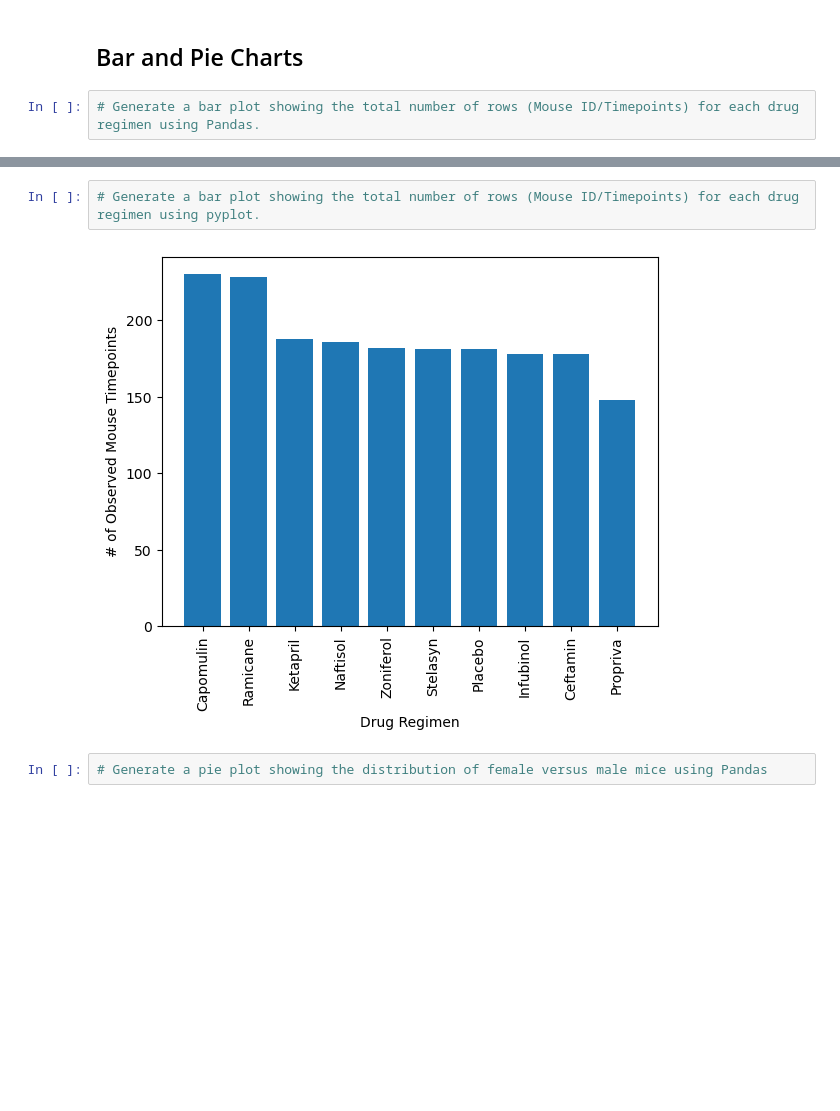
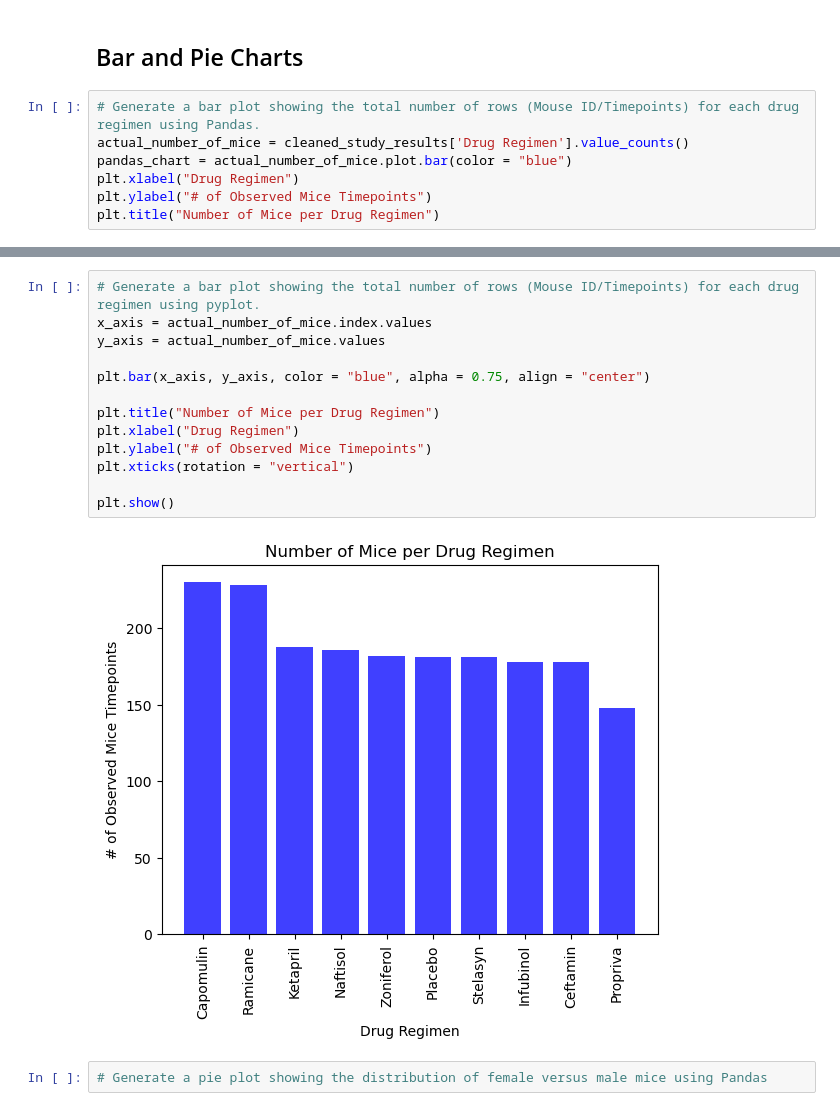
Before and after one commit to Geysha07/Pymaceuticals, a Jupyter notebook: Starter_Code/Pymaceuticals/pymaceuticals_starter.ipynb, the cells around one changed output, grey strips where cells are left out. Drawn from its saved outputs; the diff is of its cells as text; blank space fills up the shorter version.

Commit message:
added code for bar plots

```diff
--- a/Starter_Code/Pymaceuticals/pymaceuticals_starter.ipynb
+++ b/Starter_Code/Pymaceuticals/pymaceuticals_starter.ipynb
@@ -172,4 +172,9 @@ Aggregated_Summary
 ## Bar and Pie Charts
 # %%
 # Generate a bar plot showing the total number of rows (Mouse ID/Timepoints) for each drug regimen using Pandas.
+actual_number_of_mice = cleaned_study_results['Drug Regimen'].value_counts()
+pandas_chart = actual_number_of_mice.plot.bar(color = "blue")
+plt.xlabel("Drug Regimen")
+plt.ylabel("# of Observed Mice Timepoints")
+plt.title("Number of Mice per Drug Regimen")
 # %% [output]
@@ -177,7 +183,18 @@ Aggregated_Summary
 # %%
 # Generate a bar plot showing the total number of rows (Mouse ID/Timepoints) for each drug regimen using pyplot.
+x_axis = actual_number_of_mice.index.values
+y_axis = actual_number_of_mice.values
+
+plt.bar(x_axis, y_axis, color = "blue", alpha = 0.75, align = "center")
+
+plt.title("Number of Mice per Drug Regimen")
+plt.xlabel("Drug Regimen")
+plt.ylabel("# of Observed Mice Timepoints")
+plt.xticks(rotation = "vertical")
+
+plt.show()
 # %% [output]
-[figure, old version]
+[figure, new version]
 # %%
 # Generate a pie plot showing the distribution of female versus male mice using Pandas
 # %% [output]
```
Also changed, not shown: parts of 1 cell of this notebook.
